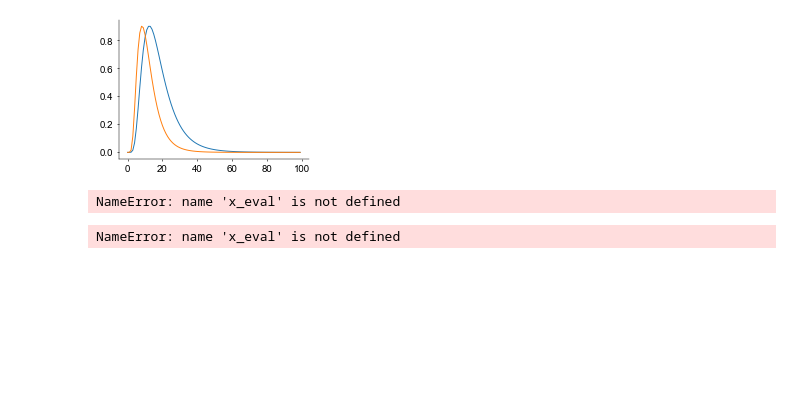
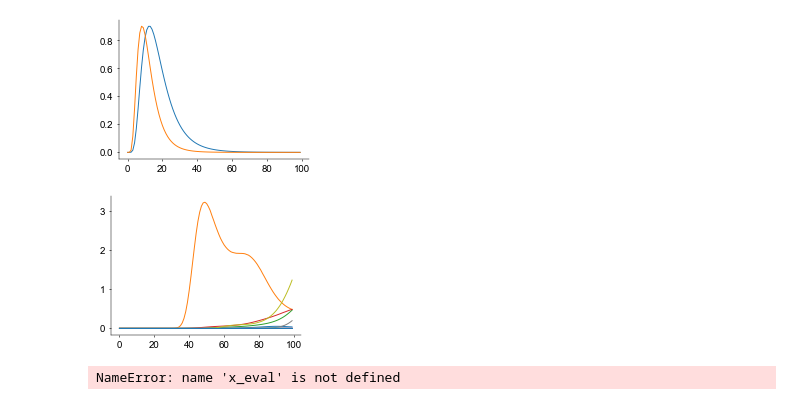
Before and after one commit to davindicode/nonparametric-nonrenewal-process, a Jupyter notebook: notebooks/CA_fit.ipynb, the cells around one changed output. Saved outputs shown, nothing was run; the diff lists cells and outputs as text; code cells hidden in the pictures; blank space fills up the shorter version.

```diff
--- a/notebooks/CA_fit.ipynb
+++ b/notebooks/CA_fit.ipynb
@@ -201,7 +215,7 @@ fmdl.sample_prior()
 x_dims = 2
 f_dims = 3
 neurons = f_dims
-dt = 1.  # ms
+dt = 1e-3  # ms
 
 jitter = 1e-12
 
@@ -288,11 +302,27 @@ plt.plot(renewal_density[:, n, :].T)
 [<matplotlib.lines.Line2D at 0x...>,
  <matplotlib.lines.Line2D at 0x...>]
 [figure]
-# %%
-rho_t = mrp.evaluate_conditional_intensity(
-    prng_state, x_eval, jitter, num_samps = 20, prior = True)
-# %% [output]
-NameError: name 'x_eval' is not defined
+# %%
+ts = 100
+
+x_eval = jnp.linspace(-2., 2., ts)[None, None, :, None]
+x_eval = jnp.broadcast_to(x_eval, (n_samp, 1, ts, x_dims))
+
+y = (np.random.randn(neurons, ts) > 3.).astype(float)
+
+
+rho_t = mrp.sample_conditional_intensity(
+    prng_state, x_eval, y, jitter)
+# %%
+tr = 0
+n = 0
+
+plt.plot(rho_t[:, n, :].T)
+plt.plot(y[n, :])
+
+plt.show()
+# %% [output]
+[figure, added]
 # %%
 y_samples, f_samples, x_samples = mrp.sample_prior(
     prng_state, x_eval, jitter, num_samps = 20)
```
Also changed, not shown: parts of 4 cells of this notebook, 7 other files.
